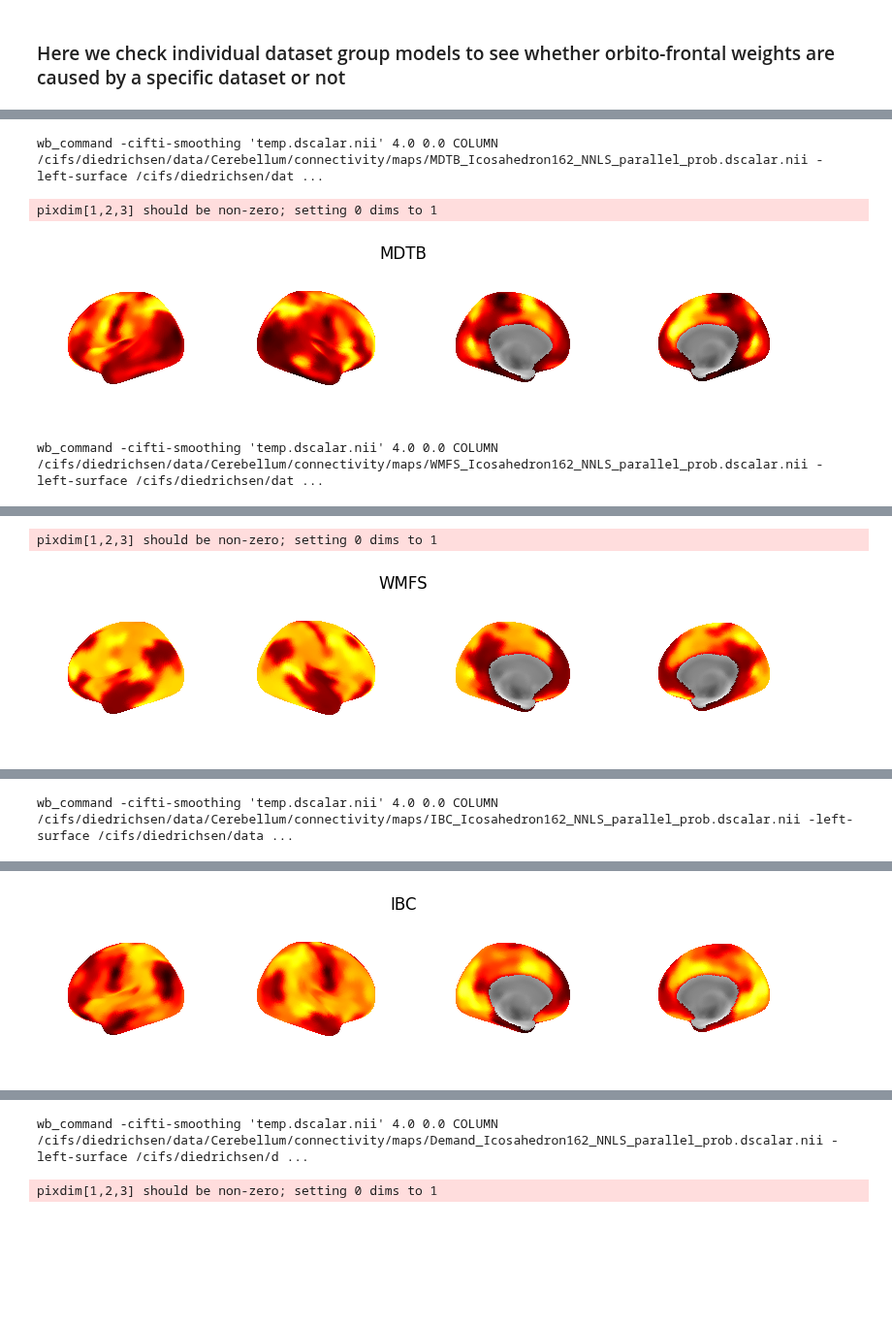
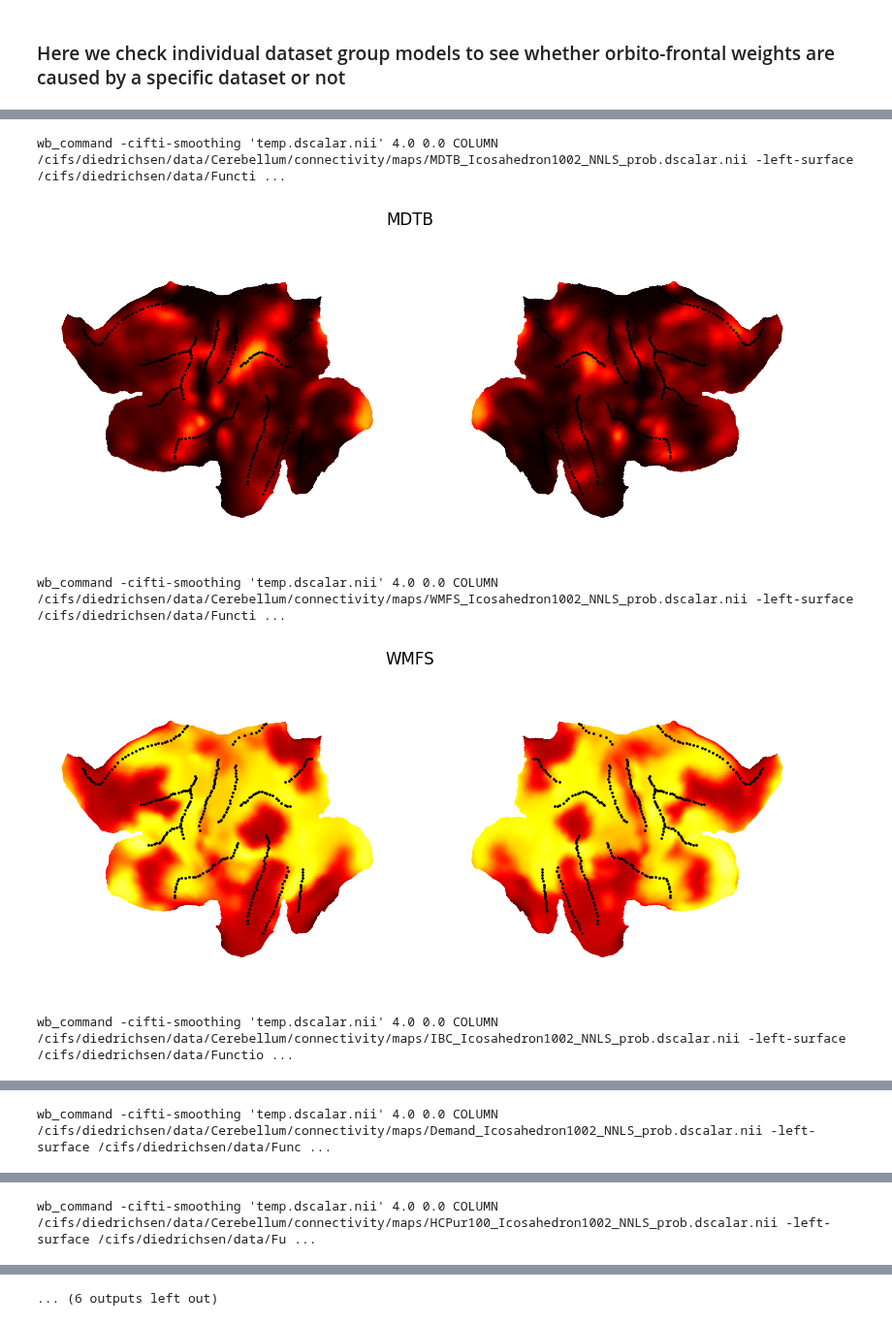
Before and after one commit to DiedrichsenLab/cortico_cereb_connectivity, a Jupyter notebook: notebooks/7. Orbito_frontal/orbito_frontal_source.ipynb, the cells around one changed output, grey strips where cells are left out. Shown at 97% size. Cells and saved outputs as stored; diff of their text form; code cells hidden in the pictures; blank space fills up the shorter version.

```diff
--- a/notebooks/7. Orbito_frontal/orbito_frontal_source.ipynb
+++ b/notebooks/7. Orbito_frontal/orbito_frontal_source.ipynb
@@ -42,25 +46,28 @@ plt.suptitle(f'Average Yeo-10 projection to cerebellum', fontsize=16);
 # %%
 for traindata, ses in zip(gl.datasets, gl.sessions):
     cifti_img = cs.stats_weight_map_cortex(traindata = f"{traindata}_{ses}",
                             cortex_roi = parcellation,
                             method = method,
-                            extension='A2_group',
-                            stats = 'prob')
-    fname = gl.conn_dir + f'/maps/{traindata}_{parcellation}_{method}_prob.pscalar.nii'
-    nb.save(cifti_img,fname)
+                            extension='A0_group',
+                            stats = stats_to_calc)
 
-    fname = f'{traindata}_{parcellation}_{method}_prob.pscalar.nii'
-    oname = f'{traindata}_{parcellation}_{method}_prob.dscalar.nii'
+    # smoothing
+    fname = f'{traindata}_{parcellation}_{method}_{stats_to_calc}.pscalar.nii'
+    oname = f'{traindata}_{parcellation}_{method}_{stats_to_calc}.dscalar.nii'
+    nb.save(cifti_img, gl.conn_dir + f'/maps/{fname}')
     cs.pscalar_to_smoothed_dscalar(fname,oname)
 
-    cifti_img = nb.load(gl.conn_dir + f'/maps/{traindata}_{parcellation}_{method}_prob.dscalar.nii')
+    # plot
+    cifti_img = nb.load(gl.conn_dir + f'/maps/{oname}')
     data = nt.surf_from_cifti(cifti_img)
-    fig, axes = plt.subplots(1, 4, subplot_kw={'projection': '3d'},figsize=(10, 2))
-    cs.plot_cortical_inflated(data=data,axes=axes, cscale=[np.nanmin(data[0])*0.8, np.nanmax(data[0])*1.])
+    fig, axes = plt.subplots(1, 2, figsize=(10, 4), )#subplot_kw={'projection': '3d'})
+    cs.plot_cortical_flatmap(data=data, axes=axes, cscale=[0, 1], cmap='hot')
+    # cs.plot_cortical_inflated(data=data, axes=axes, cscale=[np.nanmin(data[0])*0.8, np.nanmax(data[0])*1.])
     plt.suptitle(traindata, fontsize=12)
     plt.show()
 # %% [output]
-wb_command -cifti-smoothing 'temp.dscalar.nii' 4.0 0.0 COLUMN /cifs/diedrichsen/data/Cerebellum/connectivity/maps/MDTB_Icosahedron162_NNLS_parallel_prob.dscalar.nii -left-surface /cifs/diedrichsen/dat ...
+wb_command -cifti-smoothing 'temp.dscalar.nii' 4.0 0.0 COLUMN /cifs/diedrichsen/data/Cerebellum/connectivity/maps/MDTB_Icosahedron1002_NNLS_prob.dscalar.nii -left-surface /cifs/diedrichsen/data/Functi ...
+[figure, new version]
-pixdim[1,2,3] should be non-zero; setting 0 dims to 1
+wb_command -cifti-smoothing 'temp.dscalar.nii' 4.0 0.0 COLUMN /cifs/diedrichsen/data/Cerebellum/connectivity/maps/WMFS_Icosahedron1002_NNLS_prob.dscalar.nii -left-surface /cifs/diedrichsen/data/Functi ...
-[figure, old version]
+[figure, new version]
-wb_command -cifti-smoothing 'temp.dscalar.nii' 4.0 0.0 COLUMN /cifs/diedrichsen/data/Cerebellum/connectivity/maps/WMFS_Icosahedron162_NNLS_parallel_prob.dscalar.nii -left-surface /cifs/diedrichsen/dat ...
+wb_command -cifti-smoothing 'temp.dscalar.nii' 4.0 0.0 COLUMN /cifs/diedrichsen/data/Cerebellum/connectivity/maps/IBC_Icosahedron1002_NNLS_prob.dscalar.nii -left-surface /cifs/diedrichsen/data/Functio ...
@@ -67,2 +75 @@ wb_command -cifti-smoothing 'temp.dscalar.nii' 4.0 0.0 COLUMN /cifs/diedrichsen/
-pixdim[1,2,3] should be non-zero; setting 0 dims to 1
+wb_command -cifti-smoothing 'temp.dscalar.nii' 4.0 0.0 COLUMN /cifs/diedrichsen/data/Cerebellum/connectivity/maps/Demand_Icosahedron1002_NNLS_prob.dscalar.nii -left-surface /cifs/diedrichsen/data/Func ...
-[figure, old version]
@@ -69 +77 @@ pixdim[1,2,3] should be non-zero; setting 0 dims to 1
-wb_command -cifti-smoothing 'temp.dscalar.nii' 4.0 0.0 COLUMN /cifs/diedrichsen/data/Cerebellum/connectivity/maps/IBC_Icosahedron162_NNLS_parallel_prob.dscalar.nii -left-surface /cifs/diedrichsen/data ...
+wb_command -cifti-smoothing 'temp.dscalar.nii' 4.0 0.0 COLUMN /cifs/diedrichsen/data/Cerebellum/connectivity/maps/HCPur100_Icosahedron1002_NNLS_prob.dscalar.nii -left-surface /cifs/diedrichsen/data/Fu ...
@@ -71 +79,0 @@ pixdim[1,2,3] should be non-zero; setting 0 dims to 1
-[figure, old version]
@@ -72,2 +81 @@ pixdim[1,2,3] should be non-zero; setting 0 dims to 1
-wb_command -cifti-smoothing 'temp.dscalar.nii' 4.0 0.0 COLUMN /cifs/diedrichsen/data/Cerebellum/connectivity/maps/Demand_Icosahedron162_NNLS_parallel_prob.dscalar.nii -left-surface /cifs/diedrichsen/d ...
+... (6 outputs left out)
-pixdim[1,2,3] should be non-zero; setting 0 dims to 1
```
Also changed, not shown: parts of 5 cells of this notebook.
